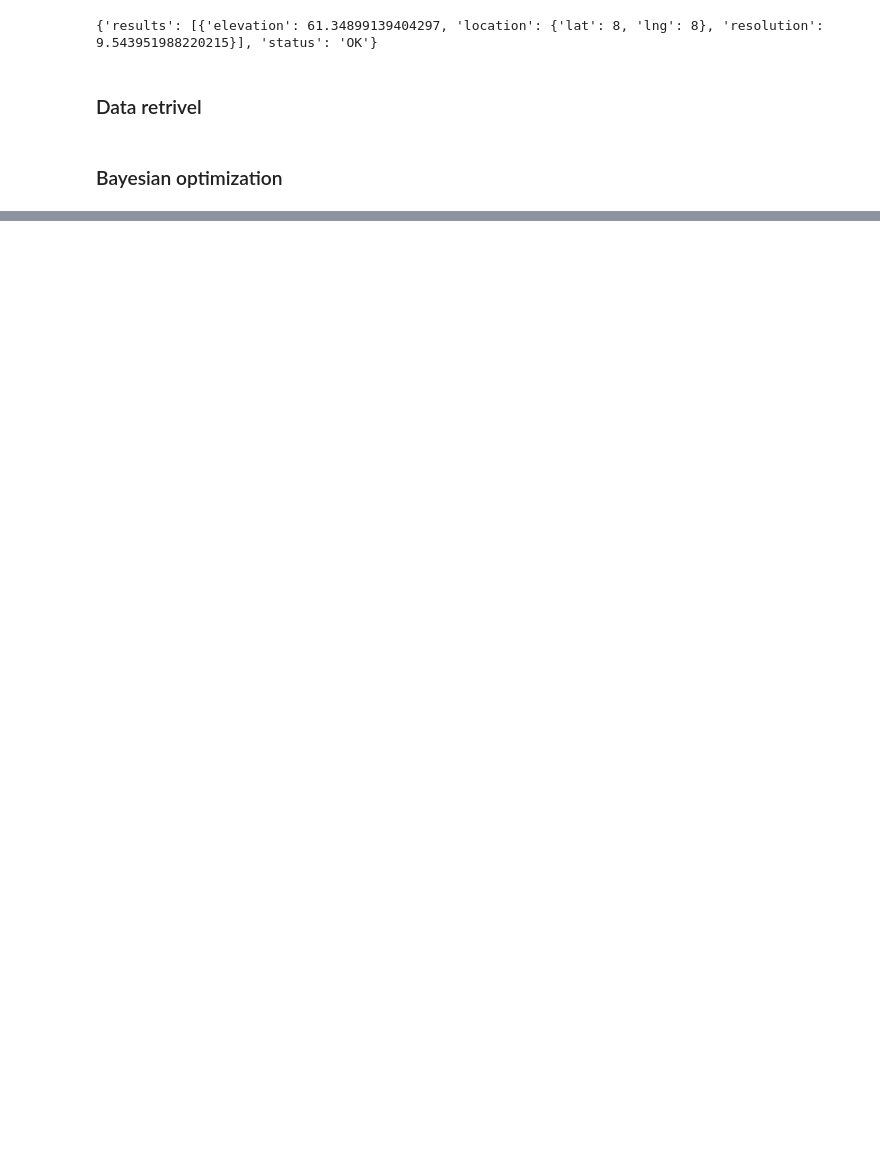
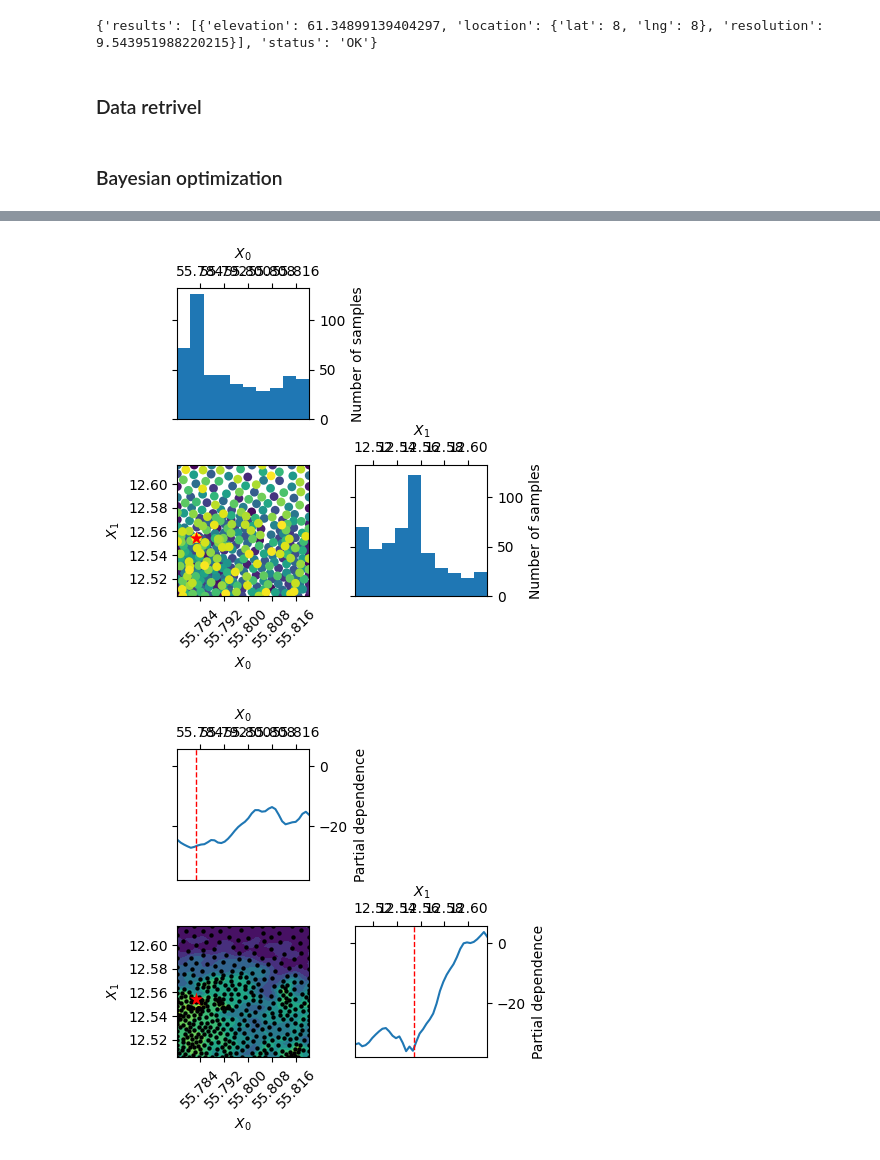
Before and after one commit to KeremOzemre/Active-Machine-Learning-Elevation, a Jupyter notebook: src/bayesian_optimization.ipynb, the cells around one changed output, grey strips where cells are left out. Drawn from its saved outputs; the diff is of its cells as text; code cells hidden in the pictures; blank space fills up the shorter version.

```diff
--- a/src/bayesian_optimization.ipynb
+++ b/src/bayesian_optimization.ipynb
@@ -113,0 +162,13 @@ print(param_list)
+# %%
+from skopt.plots import plot_objective, plot_evaluations
+
+# 1. Shows where the optimizer spent most of its time
+plot_evaluations(opt, bins=10)
+plt.show()
+
+# 2. Shows the predicted landscape (the surrogate model)
+plot_objective(opt)
+plt.show()
+# %% [output]
+[figure, added]
+[figure, added]
```
Also changed, not shown: parts of 7 cells of this notebook.
